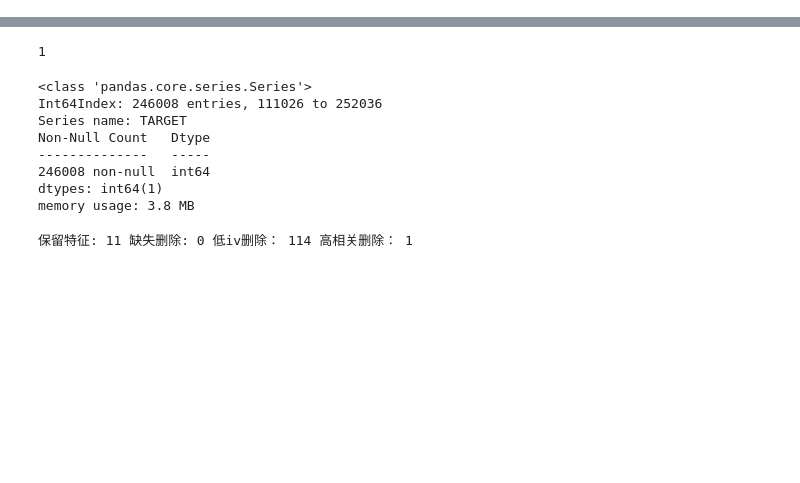
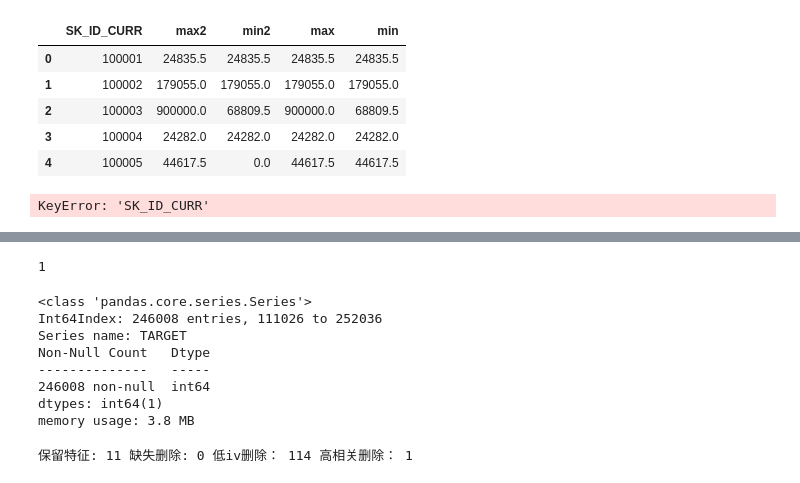
Before and after one commit to hansikpaoeka-cmd/AI_datamining, a Jupyter notebook: src/features/Feature_derivation.ipynb, the cells around one changed output, grey strips where cells are left out. Cells and saved outputs as stored; diff of their text form; code cells hidden in the pictures; blank space fills up the shorter version.

```diff
--- a/src/features/Feature_derivation.ipynb
+++ b/src/features/Feature_derivation.ipynb
@@ -394,3 +535,24 @@ previous_application_ft.shape
+# %%
+pp=pd.DataFrame()
+previous_application_ft_p = previous_application_ft[previous_application_ft['NAME_CONTRACT_STATUS']=='Approved']
+
+pp['max2']= previous_application_ft.groupby('SK_ID_CURR')['AMT_APPLICATION'].max()
+pp['min2']= previous_application_ft.groupby('SK_ID_CURR')['AMT_APPLICATION'].min()
+pp['max']= previous_application_ft_p.groupby('SK_ID_CURR')['AMT_APPLICATION'].max()
+pp['min']= previous_application_ft_p.groupby('SK_ID_CURR')['AMT_APPLICATION'].min()
+pp = pp.reset_index()
+pp.head()
+# %% [output]
+|  | SK_ID_CURR | max2 | min2 | max | min |
+| 0 | 100001 | 24835.5 | 24835.5 | 24835.5 | 24835.5 |
+| 1 | 100002 | 179055.0 | 179055.0 | 179055.0 | 179055.0 |
+| 2 | 100003 | 900000.0 | 68809.5 | 900000.0 | 68809.5 |
+| 3 | 100004 | 24282.0 | 24282.0 | 24282.0 | 24282.0 |
+| 4 | 100005 | 44617.5 | 0.0 | 44617.5 | 44617.5 |
+# %%
+pp[pp['SK_ID_CURR']==271877]
+# %% [output]
+KeyError: 'SK_ID_CURR'
 # %%
 x=df_ft.drop(['TARGET'],axis=1)
 y=df_ft['TARGET']
```
Also changed, not shown: parts of 10 cells of this notebook, 2 other files.
